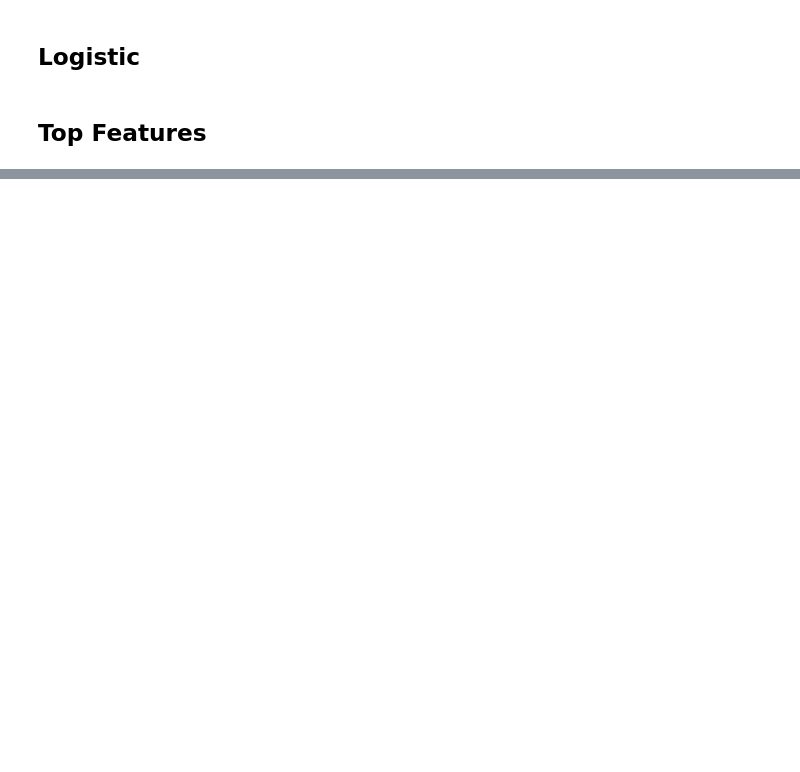
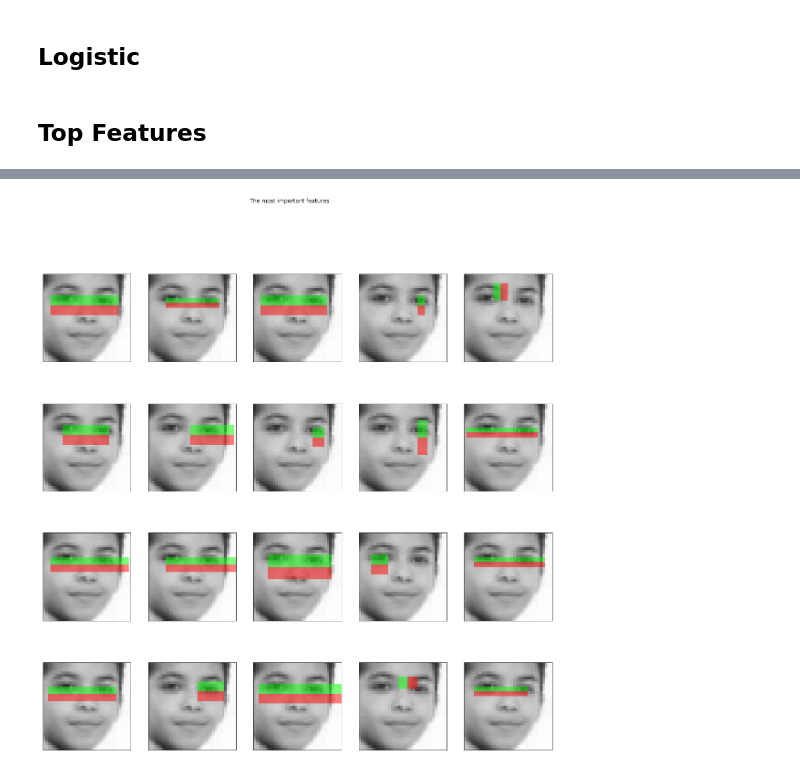
Before and after one commit to mjiang9/cos429project, a Jupyter notebook: Viola-Jones.ipynb, the cells around one changed output, grey strips where cells are left out. Drawn from its saved outputs; the diff is of its cells as text; code cells hidden in the pictures; blank space fills up the shorter version.

```diff
--- a/Viola-Jones.ipynb
+++ b/Viola-Jones.ipynb
@@ -313,7 +311,7 @@ print(rf0.score(X_t,y_t))
 # %%
 # Train a random forest classifier and assess its performance
 rf25 = RandomForestClassifier(n_estimators=1000, max_depth=None,
-                             n_jobs=-1, random_state=0)
+                              max_features=100, n_jobs=-1, random_state=0)
 t_start = time()
 rf25.fit(X25, y)
 time() - t_start
@@ -440,0 +446,4 @@ fig.suptitle('The most important features')
+# %%
+gettop(face_filenames25, rf25)
+# %% [output]
+[figure, added]
```
Also changed, not shown: parts of 23 cells of this notebook.
